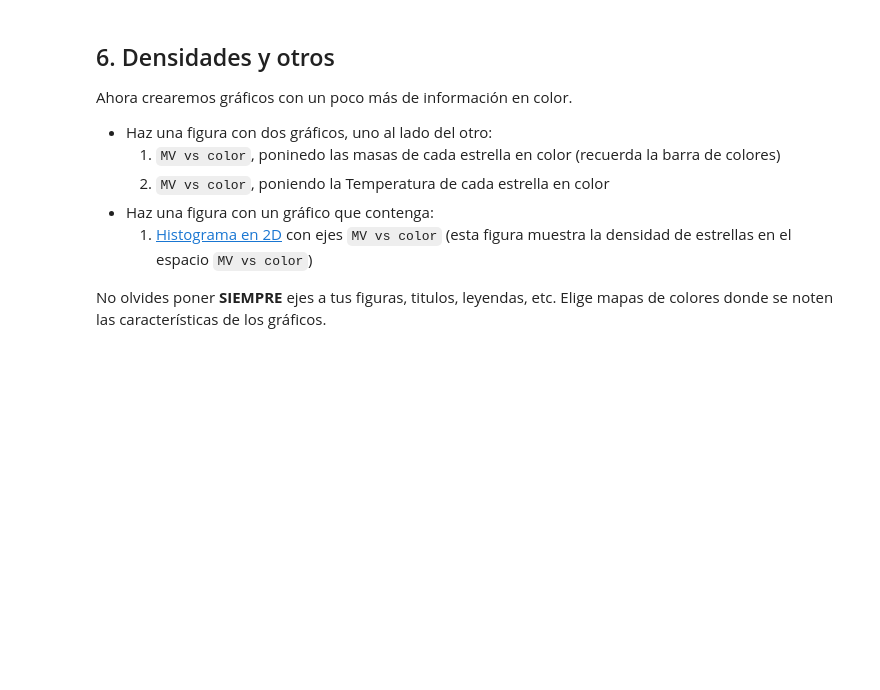
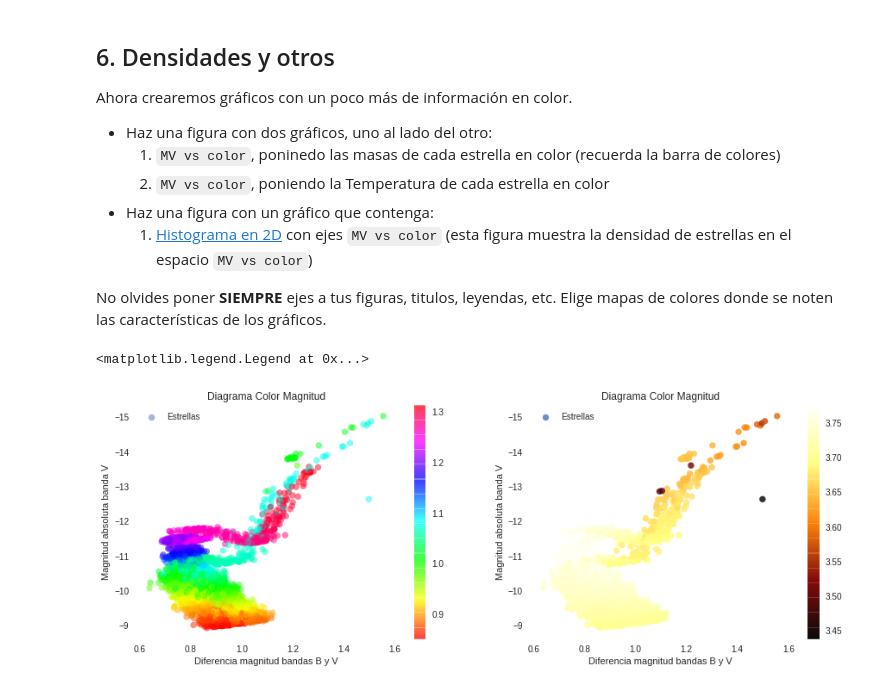
Before and after one commit to DanielaM8/minitarea2, a Jupyter notebook: minitarea2.ipynb, the cells around one changed output. Saved outputs shown, nothing was run; the diff lists cells and outputs as text; code cells hidden in the pictures; blank space fills up the shorter version.

```diff
--- a/minitarea2.ipynb
+++ b/minitarea2.ipynb
@@ -207,0 +198,30 @@ No olvides poner **SIEMPRE** ejes a tus figuras, titulos, leyendas, etc. Elige m
+# %%
+# plot cmd + masa / smd + temp
+
+#Cargamos datos de lista filtrada
+masa=np.array(datos_filtrados[:,5].copy())
+temp=np.array(datos_filtrados[:,4].copy())
+
+#Creación de la figura
+fig, ax=plt.subplots(figsize=(15,5),ncols=2)
+
+#Figura 1
+ax[0].invert_yaxis()
+cb1=ax[0].scatter(color,MV,label='Estrellas',c=masa,alpha=0.5, cmap='hsv')
+fig.colorbar(cb1,ax=ax[0])
+ax[0].set_title('Diagrama Color Magnitud')
+ax[0].set_xlabel('Diferencia magnitud bandas B y V')
+ax[0].set_ylabel('Magnitud absoluta banda V')
+ax[0].legend(loc='best')
+
+#Figura 2
+ax[1].invert_yaxis()
+cb2=ax[1].scatter(color,MV,label='Estrellas',c=temp,alpha=0.8, cmap='afmhot')
+fig.colorbar(cb2)
+ax[1].set_title('Diagrama Color Magnitud')
+ax[1].set_xlabel('Diferencia magnitud bandas B y V')
+ax[1].set_ylabel('Magnitud absoluta banda V')
+ax[1].legend(loc='best')
+# %% [output]
+<matplotlib.legend.Legend at 0x...>
+[figure, added]
```
Also changed, not shown: parts of 5 cells of this notebook.
